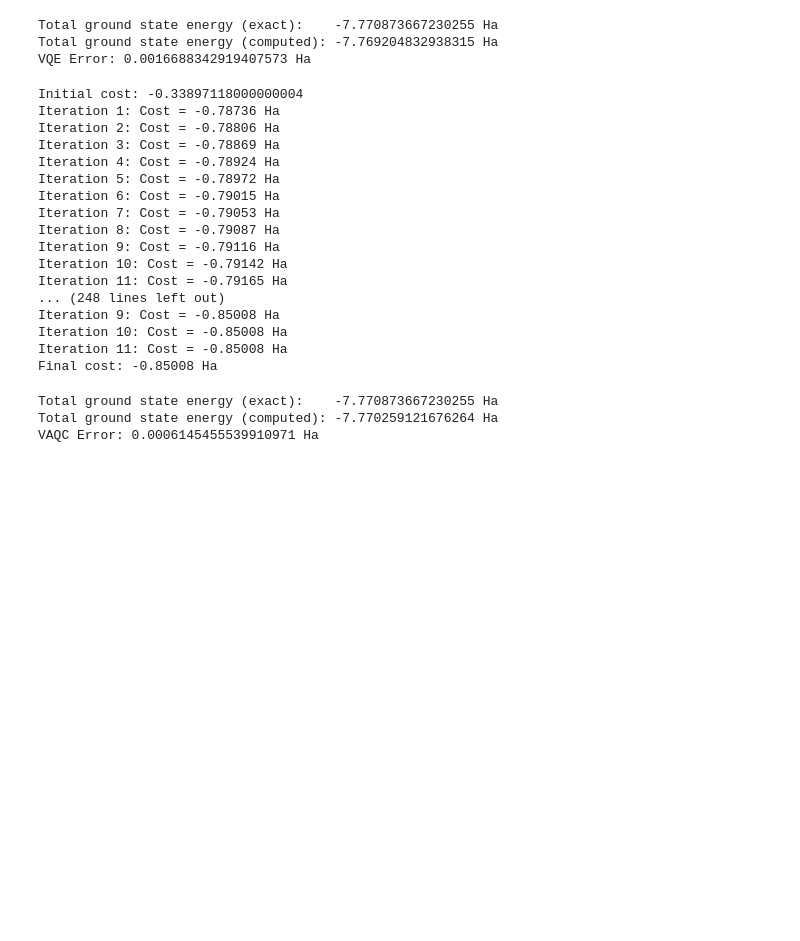
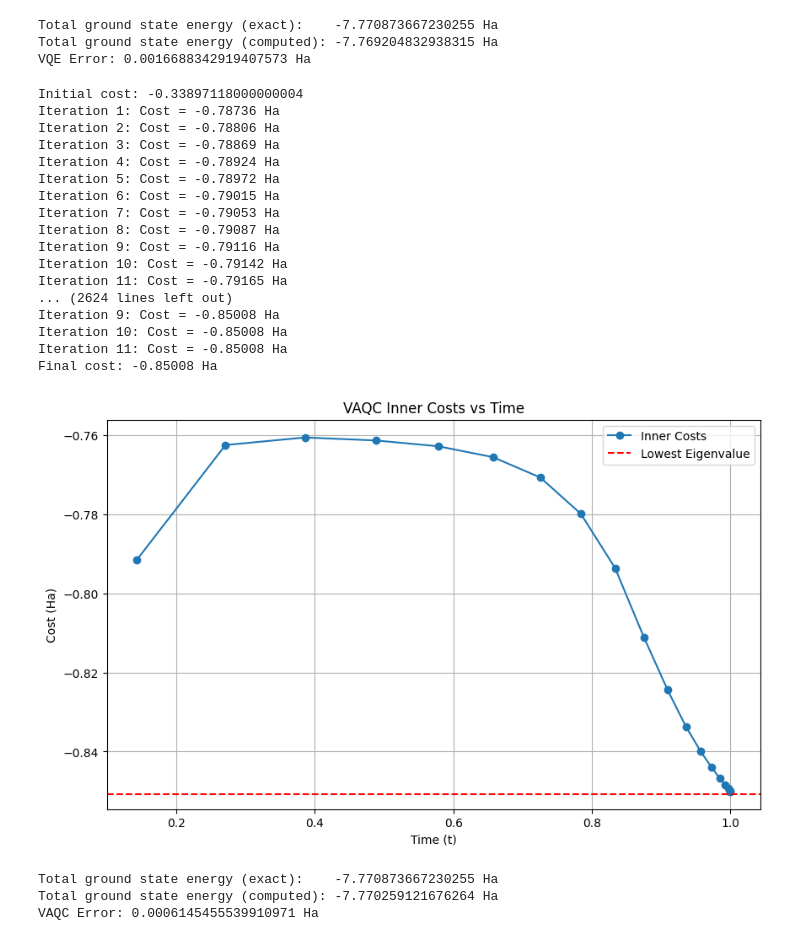
Before and after one commit to 0xC4LL3/AVQE, a Jupyter notebook: main.ipynb, the cells around one changed output. Drawn from its saved outputs; the diff is of its cells as text; code cells hidden in the pictures; blank space fills up the shorter version.

```diff
--- a/main.ipynb
+++ b/main.ipynb
@@ -124,36 +178,47 @@ Total ground state energy (exact):    -7.770873667230255 Ha
 Total ground state energy (computed): -7.769204832938315 Ha
 VQE Error: 0.0016688342919407573 Ha
 # %%
-estimator = Estimator()
+for i in range(10):
+    estimator = Estimator()
 
-# Time discretization (Sec 4.2)
-t_values = [1 - (1 - 0.05*k)**3 for k in range(1, TIME_POINTS+1)]
+    # Time discretization (Sec 4.2)
+    t_values = [1 - (1 - 0.05*k)**3 for k in range(1, TIME_POINTS+1)]
 
-# Initial parameters (ground state of H_I)
-params = np.zeros(ansatz.num_parameters)
-print("Initial cost:", estimator.run([(ansatz, [hamiltonian_T], [params])]).result()[0].data.evs[0])
+    # Initial parameters (ground state of H_I)
+    params = np.zeros(ansatz.num_parameters)
+    print("Initial cost:", estimator.run([(ansatz, [hamiltonian_T], [params])]).result()[0].data.evs[0])
 
-# Store results
-energies = []
-params_history = []
+    # Store results
+    energies = []
+    params_history = []
+    iterations = []
 
-# VAQC Main Loop
-for t in t_values:
-    H_t = (1-t)*hamiltonian_0 + t*hamiltonian_T
+    # VAQC Main Loop
+    for t in t_values:
+        H_t = (1-t)*hamiltonian_0 + t*hamiltonian_T
 
-    # VQE with adaptive termination (Sec 3.2)
-    optimizer = SGD(ansatz, H_t, estimator, 1)
-    params, cost = optimizer.minimize_adaptive(params, 10, 1e-3, 1e-3)
-    print(f"t={t:.2f}, Cost: {cost:.5f} Ha")
+        # VQE with adaptive termination (Sec 3.2)
+        optimizer = SGD(ansatz, H_t, estimator, 1)
+        params, cost, i = optimizer.minimize_adaptive(params, 10, 1e-3, 1e-3, 40)
+        print(f"t={t:.2f}, Cost: {cost:.5f} Ha")
 
-    # Update for next iteration
-    energies.append(cost)
-    params_history.append(params)
+        # Update for next iteration
+        energies.append(cost)
+        params_history.append(params)
+        iterations.append(i)
 
-# Final polishing at t=1 (Sec 4.2)
-optimizer = SGD(ansatz, hamiltonian_T, estimator, 1)
-params, cost = optimizer.minimize_adaptive(params)
-print(f"Final cost: {cost:.5f} Ha")
+    # Final polishing at t=1 (Sec 4.2)
+    optimizer = SGD(ansatz, hamiltonian_T, estimator, 1)
+    params, cost, i = optimizer.minimize_adaptive(params)
+    error = abs(cost - lowest_eigval)
+
+    # Store final results
+    vaqc_error.append(error)
+    vaqc_cost_inner.append(energies)
+    vaqc_cost_outer.append(cost)
+    vaqc_iterations_inner.append(iterations)
+    vaqc_iterations_outer.append(i)
+    print(f"Final cost: {cost:.5f} Ha")
 # %% [output]
 Initial cost: -0.33897118000000004
 Iteration 1: Cost = -0.78736 Ha
@@ -167,11 +232,23 @@ Iteration 8: Cost = -0.79087 Ha
 Iteration 9: Cost = -0.79116 Ha
 Iteration 10: Cost = -0.79142 Ha
 Iteration 11: Cost = -0.79165 Ha
-... (248 lines left out)
+... (2624 lines left out)
 Iteration 9: Cost = -0.85008 Ha
 Iteration 10: Cost = -0.85008 Ha
 Iteration 11: Cost = -0.85008 Ha
 Final cost: -0.85008 Ha
+# %%
+plt.figure(figsize=(10, 6))
+plt.plot(t_values, vaqc_cost_inner[0], marker='o', label='Inner Costs')
+plt.axhline(y=lowest_eigval, color='r', linestyle='--', label='Lowest Eigenvalue')
+plt.title('VAQC Inner Costs vs Time')
+plt.xlabel('Time (t)')
+plt.ylabel('Cost (Ha)')
+plt.legend()
+plt.grid()
+plt.show()
+# %% [output]
+[figure, added]
 # %%
 lowest_eigval = np.linalg.eigvalsh(hamiltonian_T.to_matrix())[0]
 nuclear_repulsion = 0.6350126531040001  # Ha
```
Also changed, not shown: parts of 7 cells of this notebook, 2 other files.
